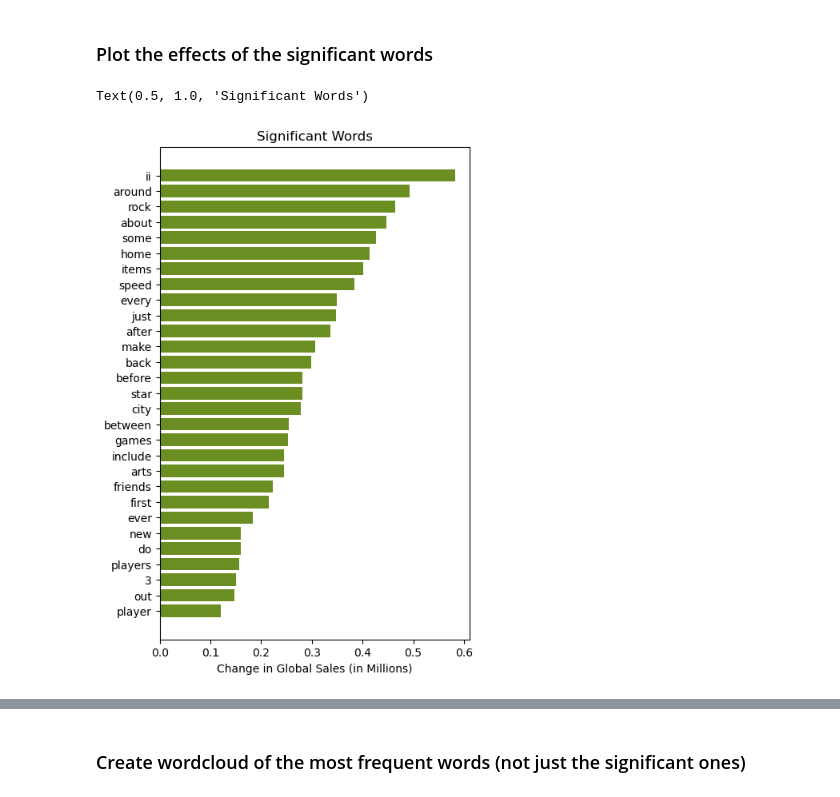
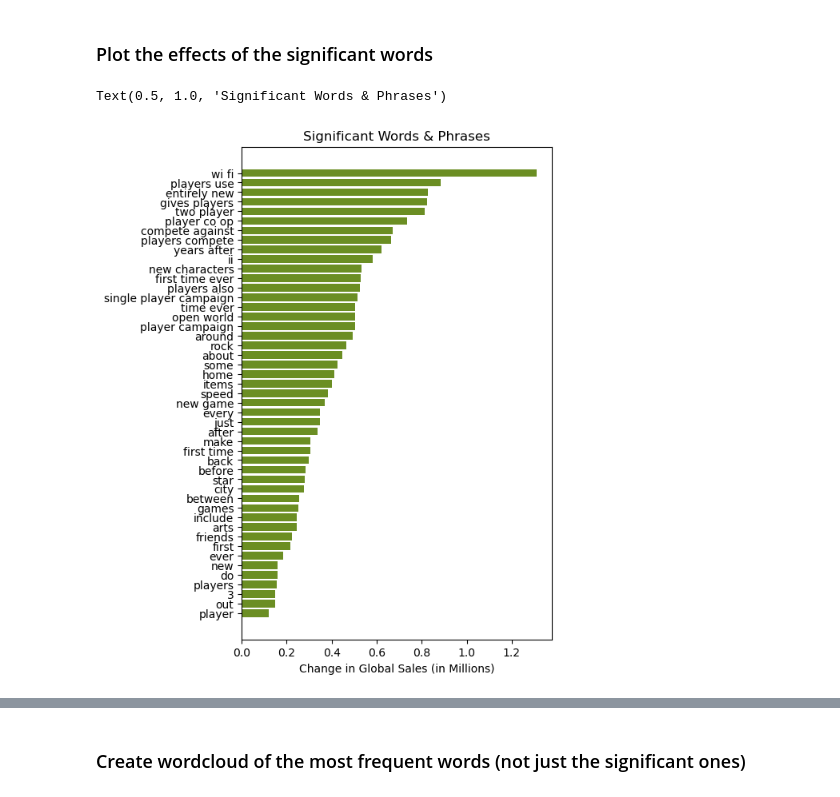
Before and after one commit to grainneroneill/video_game_analysis, a Jupyter notebook: Analyses.ipynb, the cells around one changed output, grey strips where cells are left out. Saved outputs shown, nothing was run; the diff lists cells and outputs as text; code cells hidden in the pictures.

```diff
--- a/Analyses.ipynb
+++ b/Analyses.ipynb
@@ -59,12 +87,21 @@ unique
+# %%
+# delete phrases that are specific to one game, platform, or company
+delete = ['dragon ball z', 'game boy advance', 'tony hawk', 'mortal kombat', 'harry potter',\
+          'pga tour', 'call duty', 'boy advance', 'xbox 360', 'madden nfl', 'x men', 'metal gear',\
+          'fifa soccer', 'ea sports', 'final fantasy', 'wii remote', 'nintendo ds', 'ball z',\
+          'star wars', 'resident evil', 'spider man', 'pac man', 'guitar hero', 'rock band', 'mega man',\
+          'dragon ball', 'xbox live', 'nba live', 'playstation 2', 'psp system', 'game boy']
+for i in delete:
+    phrases.remove(i)
 # %% [markdown]
 ### Create df of whether or not each game's summary contains each of the frequent words
 # %%
 # create empty df to fill with whether or not each game's summary contains each word
-words = pd.DataFrame(df[["Name","Global_Sales"]],columns = ["Name","Global_Sales"]+list(unique.keys()))
+words = pd.DataFrame(df[["Name","Global_Sales"]],columns = ["Name","Global_Sales"]+phrases)
 # %%
-# fill data frame with whether the game contains the word (T or F)
+# fill data frame with whether the game contains the word/phrase (T or F)
 for i in range(len(df)):
-    for j in list(unique.keys()):
+    for j in phrases:
         if j in df["summary"][i]:
             words[j][i] = True
         else:
@@ -93,7 +130,7 @@ See the caveats in the documentation: https://pandas.pydata.org/pandas-docs/stab
 words_aves = pd.DataFrame(columns = ["word","ave_with","ave_without"])
 words_aves["word"] = words.columns[2:] # make each word a row
 words_aves.head()
-for i in list(unique.keys()):
+for i in phrases:
     words_aves.loc[words_aves["word"] == i , "ave_with"] = mean(words.Global_Sales[words[i] == True])
     words_aves.loc[words_aves["word"] == i , "ave_without"] = mean(words.Global_Sales[words[i] == False])
 
@@ -132,15 +174,15 @@ words_aves.head()
 # %%
 # plot significant words' effects. Positive first
 words_sig = words_aves[words_aves["significant"]==True].sort_values("difference")
 
 plt.figure(figsize=(5, 8))
 plt.barh(words_sig["word"][words_sig["difference"]>0],words_sig["difference"][words_sig["difference"]>0], \
          color="olivedrab")
 plt.xlabel("Change in Global Sales (in Millions)")
-plt.title("Significant Words")
+plt.title("Significant Words & Phrases")
 # %% [output]
-Text(0.5, 1.0, 'Significant Words')
+Text(0.5, 1.0, 'Significant Words & Phrases')
-[figure, old version]
+[figure, new version]
 # %%
 # now plot negative
 
```
Also changed, not shown: parts of 20 cells of this notebook.
